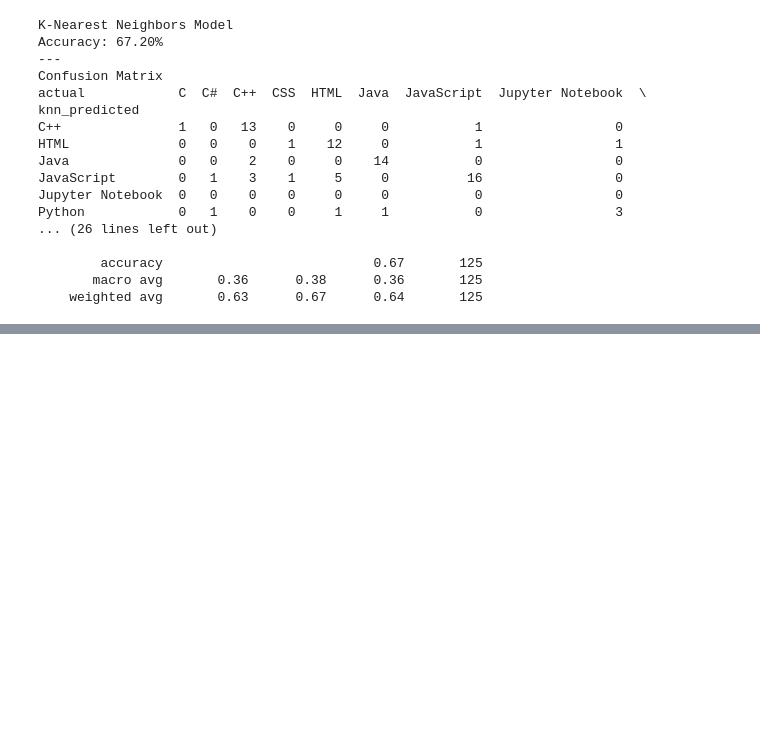
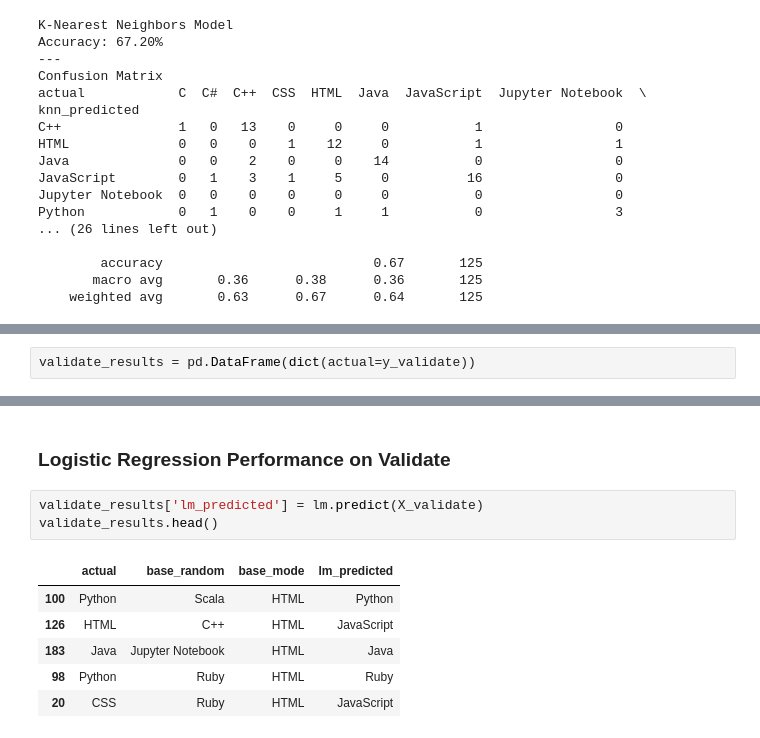
Before and after one commit to NLP-404-Not-Found/nlp-project, a Jupyter notebook: adams_sketchbook.ipynb, the cells around one changed output, grey strips where cells are left out. Saved outputs shown, nothing was run; the diff lists cells and outputs as text; blank space fills up the shorter version.

```diff
--- a/adams_sketchbook.ipynb
+++ b/adams_sketchbook.ipynb
@@ -863,0 +864,2 @@ We will check the following models for overfitting:
+# %%
+validate_results = pd.DataFrame(dict(actual=y_validate))
@@ -863,0 +946,12 @@ We will check the following models for overfitting:
+# %% [markdown]
+### Logistic Regression Performance on Validate
+# %%
+validate_results['lm_predicted'] = lm.predict(X_validate)
+validate_results.head()
+# %% [output]
+|  | actual | base_random | base_mode | lm_predicted |
+| 100 | Python | Scala | HTML | Python |
+| 126 | HTML | C++ | HTML | JavaScript |
+| 183 | Java | Jupyter Notebook | HTML | Java |
+| 98 | Python | Ruby | HTML | Ruby |
+| 20 | CSS | Ruby | HTML | JavaScript |
```
Also changed, not shown: parts of 37 cells of this notebook.
